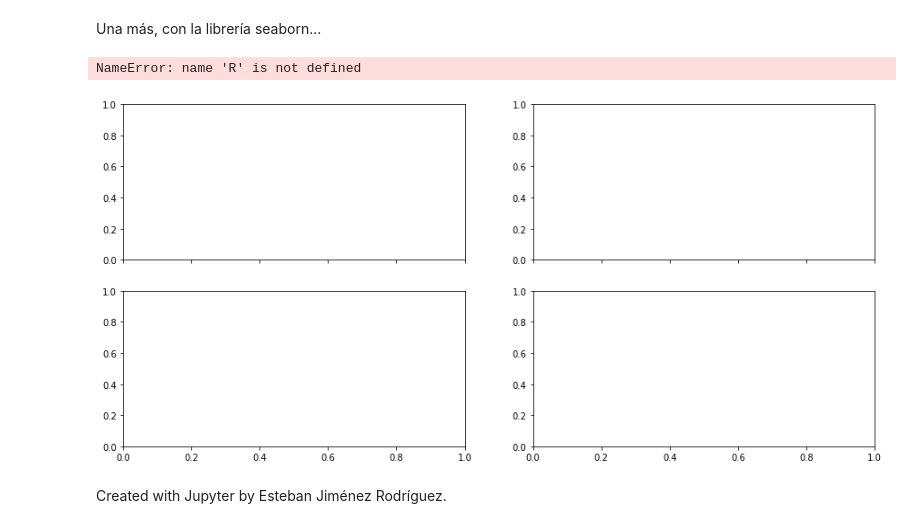
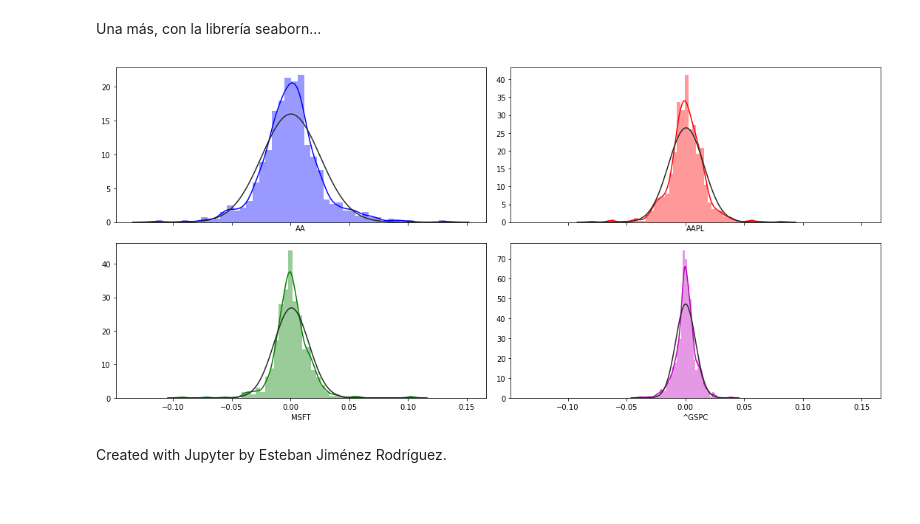
Before and after one commit to esjimenezro/SimRC2018-1, a Jupyter notebook: Modulo1/Clase5_DescargaHistoricos.ipynb, the cells around one changed output. Drawn from its saved outputs; the diff is of its cells as text; code cells hidden in the pictures; blank space fills up the shorter version.

Commit message:
Corrección de errores

```diff
--- a/Modulo1/Clase5_DescargaHistoricos.ipynb
+++ b/Modulo1/Clase5_DescargaHistoricos.ipynb
@@ -574,14 +574,13 @@ import seaborn as sns
 # %%
 f, axes = plt.subplots(2, 2, figsize=(15, 7), sharex=True)
 # Plot a simple histogram with binsize determined automatically
 sns.distplot(Rall.loc[:,'AA'], color="b", fit=stats.norm, norm_hist=True, ax=axes[0, 0])
 sns.distplot(Rall.loc[:,'AAPL'], color="r", fit=stats.norm, norm_hist=True, ax=axes[0, 1])
-sns.distplot(Rall['MSFT'], color="g", fit=stats.norm, norm_hist=True, ax=axes[1, 0])
-sns.distplot(Rall['^GSPC'], color="m", fit=stats.norm, norm_hist=True, ax=axes[1, 1])
+sns.distplot(Rall.loc[:,'MSFT'], color="g", fit=stats.norm, norm_hist=True, ax=axes[1, 0])
+sns.distplot(Rall.loc[:,'^GSPC'], color="m", fit=stats.norm, norm_hist=True, ax=axes[1, 1])
 plt.tight_layout()
 # %% [output]
-NameError: name 'R' is not defined
-[figure, old version]
+[figure, new version]
 # %% [markdown]
 <script>
   $(document).ready(function(){
```
Also changed, not shown: 1 other file.
